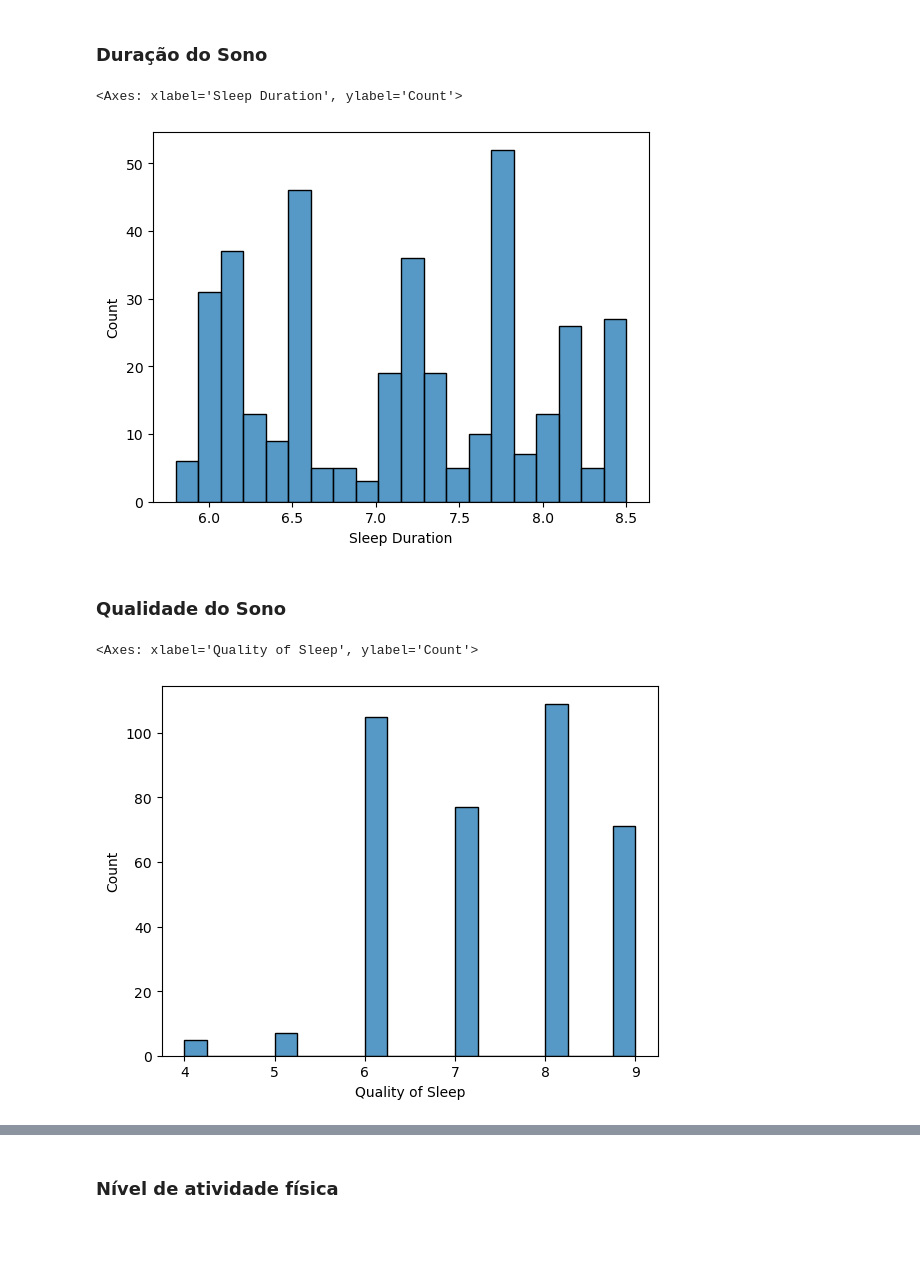
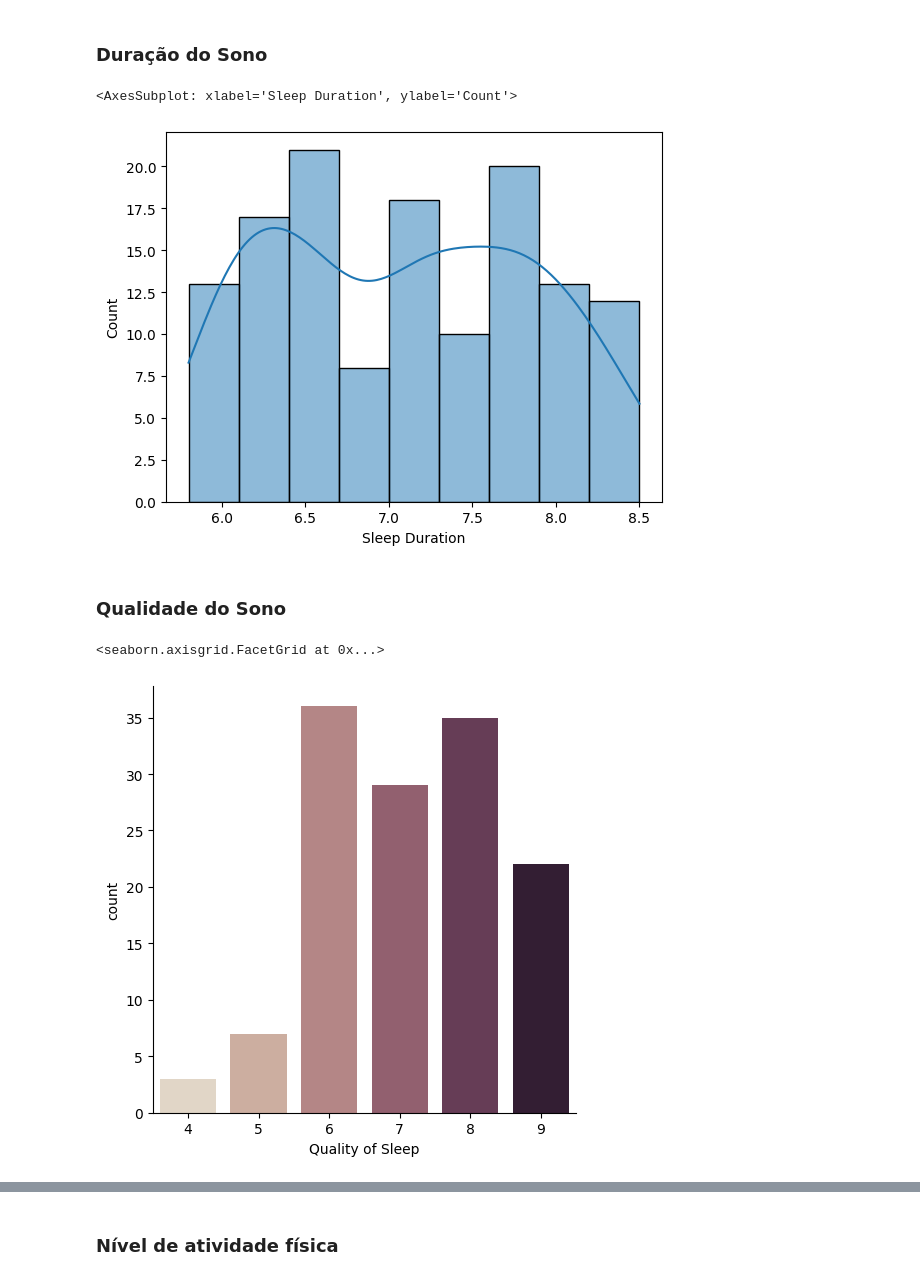
Before and after one commit to juliamuto/projeto_machine_learning_I, a Jupyter notebook: projeto.ipynb, the cells around one changed output, grey strips where cells are left out. Cells and saved outputs as stored; diff of their text form; code cells hidden in the pictures; blank space fills up the shorter version.

```diff
--- a/projeto.ipynb
+++ b/projeto.ipynb
@@ -100,0 +102,2 @@ df.shape
+# %%
+df.drop(columns=['Person ID'], inplace=True)
@@ -151,0 +177,12 @@ df2 = df.copy(deep=True)
+# %%
+# Dropando registros duplicados para evitar data leakage.
+# Embora estejam sendo dropados, há certa discussão sobre
+# o quão isso impactará no modelo, dado que se os dados são repetidos
+# para pessoas diferentes, onde todas as variáveis independentes são iguais
+# e resultaram no mesmo valor para a variável dependente, reforça que
+# se o modelo aprendesse com esses dados, teriam peso maior para assertividade
+# das notas. Desta forma, iremos trazê-los de volta para os dados de treino.
+df_duplicados = df[df.duplicated()]
+df2 = df.copy(deep=True)
+df2.drop_duplicates(inplace=True)
+df2.reset_index(drop=True,inplace=True)
@@ -152,7 +191,7 @@ df2 = df.copy(deep=True)
 # %%
 df2['Gender'] = df2['Gender'].map({'Male':0, 'Female': 1})
 # %%
-df2['BMI Category'] = df2['BMI Category'].map({'Normal Weight': 'Normal', 'Normal':'Normal', 'Obese': 'Obese', 'Overweight': 'Overweight'})
+df2['BMI Category'] = df2['BMI Category'].map({'Normal Weight': 0, 'Normal':0, 'Obese': 2, 'Overweight': 1})
 # %%
 # calculo da pressão arterial media (MAP):
 # MAP = (sistolica + 2x diastolica)/3
@@ -162,8 +201,8 @@ df2['BMI Category'] = df2['BMI Category'].map({'Normal Weight': 'Normal', 'Norma
 #hipertensão 2 = acima de 96
 
 #Separando a coluna "Blood Pressure" (Pressão Sanguínea) em pressões sistólica e diastólica
-systolic = df['Blood Pressure'].apply(lambda x: x.split('/')[0]).apply(lambda x: int(x))
-diastolic = df['Blood Pressure'].apply(lambda x: x.split('/')[1]).apply(lambda x: int(x))
+systolic = df2['Blood Pressure'].apply(lambda x: x.split('/')[0]).apply(lambda x: int(x))
+diastolic = df2['Blood Pressure'].apply(lambda x: x.split('/')[1]).apply(lambda x: int(x))
 
 map = []
 for measure in range(len(systolic)):
@@ -177,17 +232,17 @@ Vamos investigar como se comportam as distribuições dos parâmetros do dataset
 # %% [markdown]
 ### Duração do Sono
 # %%
-sns.histplot(df2, x="Sleep Duration", bins=20)
+sns.histplot(df2, x="Sleep Duration", kde=True)
 # %% [output]
-<Axes: xlabel='Sleep Duration', ylabel='Count'>
+<AxesSubplot: xlabel='Sleep Duration', ylabel='Count'>
-[figure, old version]
+[figure, new version]
 # %% [markdown]
 ### Qualidade do Sono
 # %%
-sns.histplot(df2, x="Quality of Sleep", bins=20)
+sns.catplot(df2, x="Quality of Sleep", kind="count", palette="ch:.25")
 # %% [output]
-<Axes: xlabel='Quality of Sleep', ylabel='Count'>
+<seaborn.axisgrid.FacetGrid at 0x...>
-[figure, old version]
+[figure, new version]
 # %%
 sns.boxplot(df2, x="Quality of Sleep")
 # %% [output]
```
Also changed, not shown: parts of 92 cells of this notebook.
